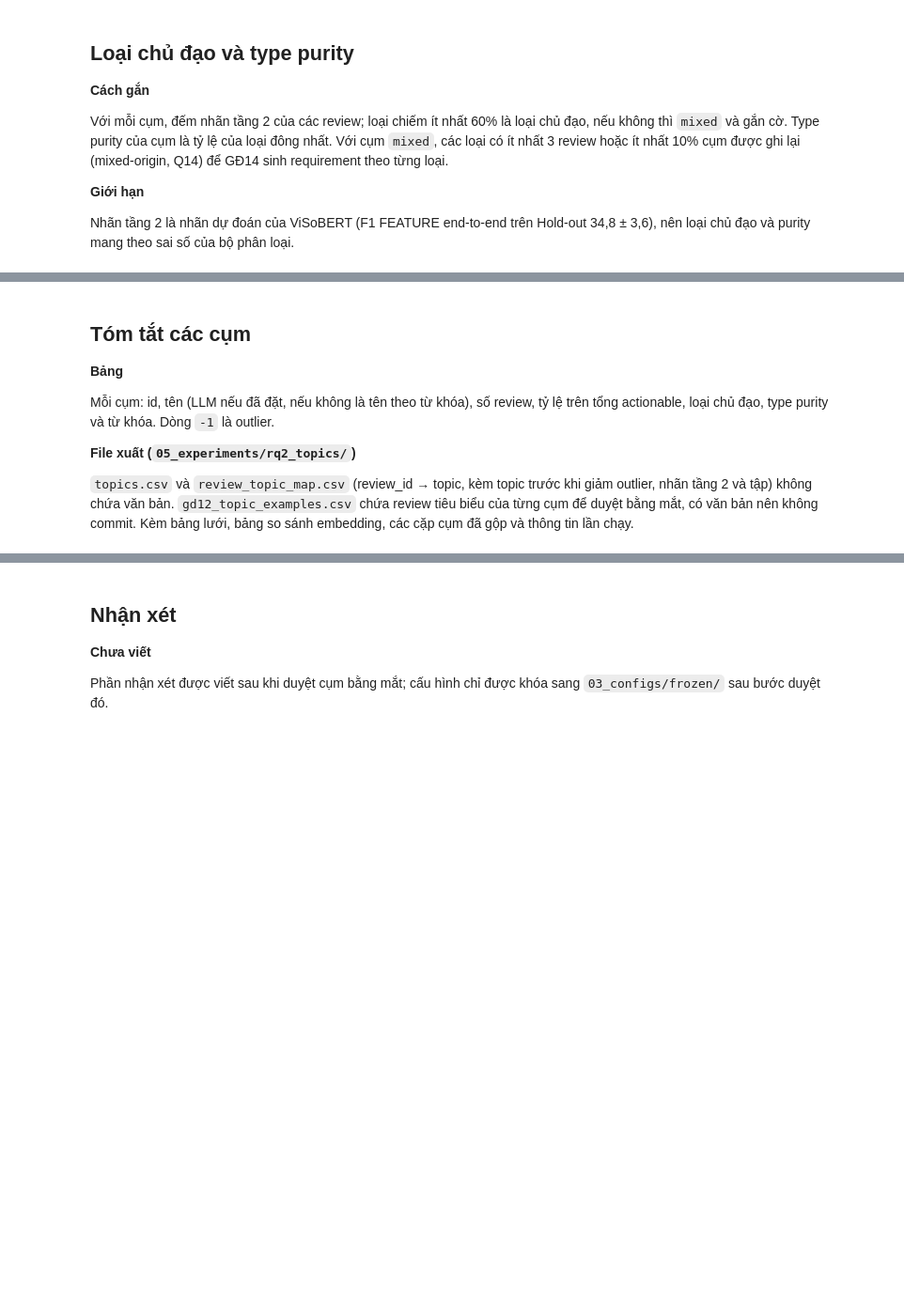
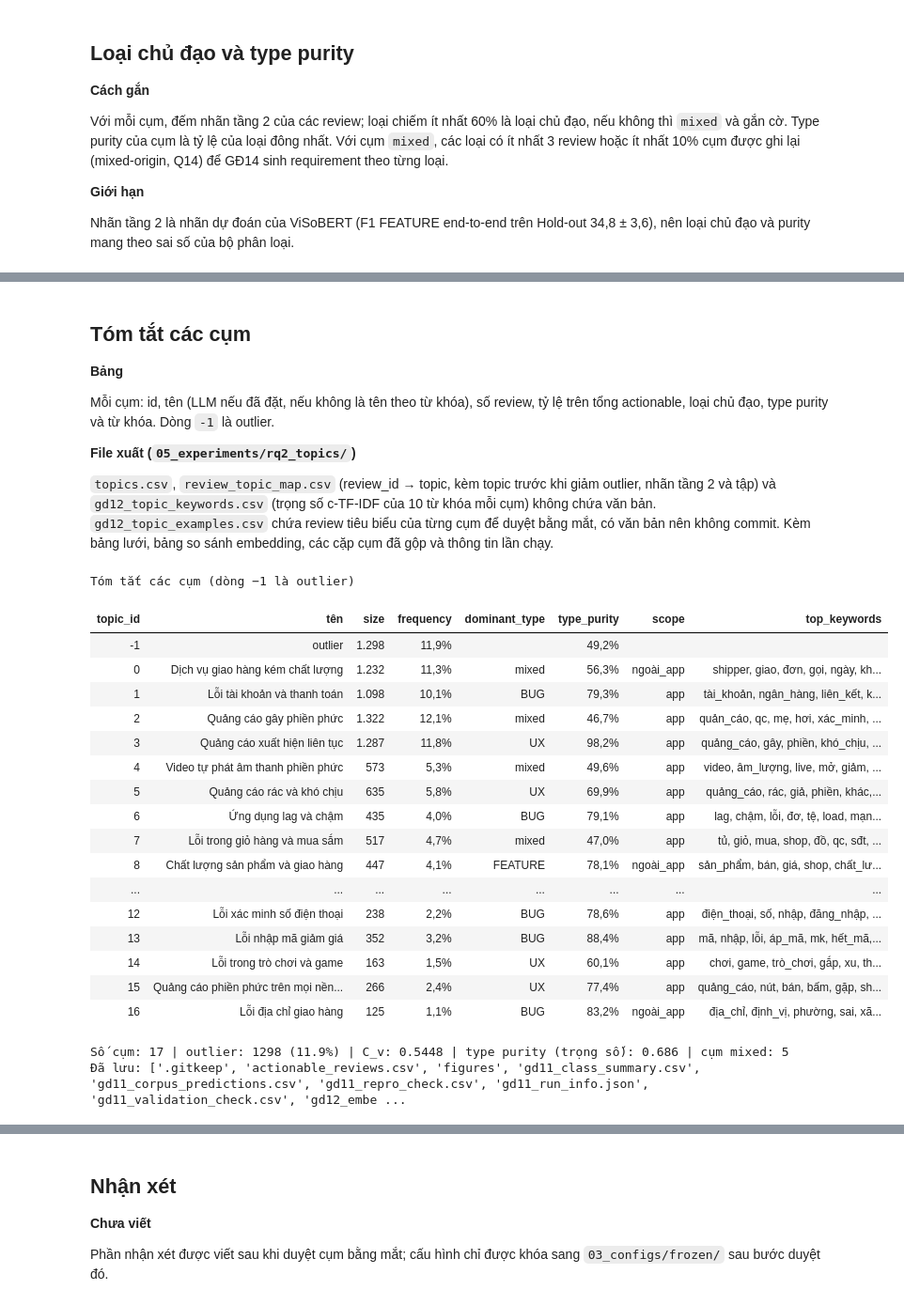
Before and after one commit to dnhphuong-05/kltn-vn-app-review-requirements, a Jupyter notebook: notebooks/12_rq2_bertopic_dominant_type.ipynb, the cells around one changed output, grey strips where cells are left out. Shown at 94% size. Cells and saved outputs as stored; diff of their text form; code cells hidden in the pictures; blank space fills up the shorter version.

```diff
--- a/notebooks/12_rq2_bertopic_dominant_type.ipynb
+++ b/notebooks/12_rq2_bertopic_dominant_type.ipynb
@@ -257,36 +404,67 @@ từ khóa. Dòng `-1` là outlier.
 
 **File xuất (`05_experiments/rq2_topics/`)**
 
-`topics.csv` và `review_topic_map.csv` (review_id → topic, kèm topic trước khi giảm outlier, nhãn tầng 2 và tập) không chứa văn bản.
+`topics.csv`, `review_topic_map.csv` (review_id → topic, kèm topic trước khi giảm outlier, nhãn tầng 2 và tập) và
+`gd12_topic_keywords.csv` (trọng số c-TF-IDF của 10 từ khóa mỗi cụm) không chứa văn bản.
 `gd12_topic_examples.csv` chứa review tiêu biểu của từng cụm để duyệt bằng mắt, có văn bản nên không commit. Kèm bảng lưới, bảng so sánh
 embedding, các cặp cụm đã gộp và thông tin lần chạy.
 # %%
 show = TOPICS.copy()
 if 'name_vi' in show:
     show['tên'] = show['name_vi'].fillna(show['keyword_name'])
 else:
     show['tên'] = show['keyword_name']
-cols = ['topic_id', 'tên', 'size', 'frequency', 'dominant_type', 'type_purity', 'top_keywords']
-with pd.option_context('display.max_colwidth', 70, 'display.width', 250):
-    print(show[cols].assign(frequency=show['frequency'].round(4), type_purity=show['type_purity'].round(3)).to_string(index=False))
+cols = (['topic_id', 'tên', 'size', 'frequency', 'dominant_type', 'type_purity']
+        + [c for c in ('scope',) if c in show] + ['top_keywords'])
+show_table(show[cols], 'Tóm tắt các cụm (dòng −1 là outlier)', decimals=3, percent=['frequency', 'type_purity'],
+           wrap=['top_keywords'])
 n_out = int((T2 == -1).sum())
 print(f'\nSố cụm: {int((show["topic_id"] != -1).sum())} | outlier: {n_out} ({n_out / N:.1%}) | C_v: {CV:.4f} | '
       f'type purity (trọng số): {C.type_purity_overall(DOM):.3f} | cụm mixed: {int(show["flag_mixed"].sum())}')
 
-MAP = pd.DataFrame({'review_id': ACT['review_id'], 'topic_id': T2, 'topic_before_outlier_reduction': T0,
-                    'tier2_label': ACT['tier2_label'], 'split': ACT['split']})
+T0_ALL = np.full(N, -1); T0_ALL[FIT] = T0
+MAP = pd.DataFrame({'review_id': ACT['review_id'], 'topic_id': T2, 'informative': INF, 'attached_after_fit': ATTACHED,
+                    'outlier_reason': np.where(T2 != -1, '', np.where(INF, 'xa mọi cụm', 'ít thông tin')),
+                    'topic_before_outlier_reduction': T0_ALL, 'tier2_label': ACT['tier2_label'], 'split': ACT['split']})
 EX = pd.DataFrame([{'topic_id': t, 'rank': r + 1, 'review_id': ACT['review_id'].iloc[i], 'tier2_label': ACT['tier2_label'].iloc[i],
-                    'text': ACT['text'].iloc[i]} for t, idx in REP.items() for r, i in enumerate(idx)])
+                    'kind': 'gần tâm', 'text': ACT['text'].iloc[i]} for t, idx in REP.items() for r, i in enumerate(idx)]
+                  + [{'topic_id': t, 'rank': r + 1, 'review_id': ACT['review_id'].iloc[i], 'tier2_label': ACT['tier2_label'].iloc[i],
+                      'kind': 'ngẫu nhiên', 'text': ACT['text'].iloc[i]} for t, idx in RND.items() for r, i in enumerate(idx)])
 TOPICS.to_csv(os.path.join(RES, 'topics.csv'), index=False, encoding='utf-8-sig')
 MAP.to_csv(os.path.join(RES, 'review_topic_map.csv'), index=False)
 EX.to_csv(os.path.join(RES, 'gd12_topic_examples.csv'), index=False, encoding='utf-8-sig')
 GRID.to_csv(os.path.join(RES, 'gd12_grid.csv'), index=False)
+pd.DataFrame([{'topic_id': t, 'rank': r + 1, 'word': w, 'c_tf_idf': sc} for t in sorted(int(x) for x in TOPICS['topic_id'] if x != -1)
+              for r, (w, sc) in enumerate(MODEL.get_topic(t)[:CFG['selection']['top_n_words']]) if w]
+             ).to_csv(os.path.join(RES, 'gd12_topic_keywords.csv'), index=False, encoding='utf-8-sig')
 EMB_CMP.to_csv(os.path.join(RES, 'gd12_embedding_compare.csv'), index=False)
 pd.DataFrame(GROUPS, columns=['topic_a', 'topic_b', 'cosine']).to_csv(os.path.join(RES, 'gd12_merge_pairs.csv'), index=False)
 json.dump({'run_date': datetime.date.today().isoformat(), 'commit': COMMIT, 'versions': VERSIONS, 'n_actionable': N,
            'min_topic_size': MTS, 'n_topics': int((show['topic_id'] != -1).sum()), 'n_outliers': n_out, 'c_v': CV,
            'type_purity_weighted': C.type_purity_overall(DOM), 'embedding': CFG['embedding'], 'outlier_threshold': OUT_THR,
-           'n_merged_pairs': len(GROUPS),
+           'n_merged_pairs': len(GROUPS), 'n_informative': int(INF.sum()), 'n_attached': int(ATTACHED.sum()),
+           'n_outlier_low_info': int(((~INF) & (T2 == -1)).sum()), 'naming_prompt': CFG['naming']['prompt_version'],
            'llm_names': bool('name_vi' in TOPICS and TOPICS['name_vi'].notna().sum() == (TOPICS['topic_id'] != -1).sum())},
           open(os.path.join(RES, 'gd12_run_info.json'), 'w', encoding='utf-8'), indent=1, ensure_ascii=False)
 print('Đã lưu:', sorted(f for f in os.listdir(RES) if not f.startswith('cache')))
+# %% [output]
+Tóm tắt các cụm (dòng −1 là outlier)
+| topic_id | tên | size | frequency | dominant_type | type_purity | scope | top_keywords |
+| -1 | outlier | 1.298 | 11,9% |  | 49,2% |  |  |
+| 0 | Dịch vụ giao hàng kém chất lượng | 1.232 | 11,3% | mixed | 56,3% | ngoài_app | shipper, giao, đơn, gọi, ngày, kh... |
+| 1 | Lỗi tài khoản và thanh toán | 1.098 | 10,1% | BUG | 79,3% | app | tài_khoản, ngân_hàng, liên_kết, k... |
+| 2 | Quảng cáo gây phiền phức | 1.322 | 12,1% | mixed | 46,7% | app | quản_cáo, qc, mẹ, hơi, xác_minh, ... |
+| 3 | Quảng cáo xuất hiện liên tục | 1.287 | 11,8% | UX | 98,2% | app | quảng_cáo, gây, phiền, khó_chịu, ... |
+| 4 | Video tự phát âm thanh phiền phức | 573 | 5,3% | mixed | 49,6% | app | video, âm_lượng, live, mở, giảm, ... |
+| 5 | Quảng cáo rác và khó chịu | 635 | 5,8% | UX | 69,9% | app | quảng_cáo, rác, giả, phiền, khác,... |
+| 6 | Ứng dụng lag và chậm | 435 | 4,0% | BUG | 79,1% | app | lag, chậm, lỗi, đơ, tệ, load, mạn... |
+| 7 | Lỗi trong giỏ hàng và mua sắm | 517 | 4,7% | mixed | 47,0% | app | tủ, giỏ, mua, shop, đồ, qc, sđt, ... |
+| 8 | Chất lượng sản phẩm và giao hàng | 447 | 4,1% | FEATURE | 78,1% | ngoài_app | sản_phẩm, bán, giá, shop, chất_lư... |
+| ... | ... | ... | ... | ... | ... | ... | ... |
+| 12 | Lỗi xác minh số điện thoại | 238 | 2,2% | BUG | 78,6% | app | điện_thoại, số, nhập, đăng_nhập, ... |
+| 13 | Lỗi nhập mã giảm giá | 352 | 3,2% | BUG | 88,4% | app | mã, nhập, lỗi, áp_mã, mk, hết_mã,... |
+| 14 | Lỗi trong trò chơi và game | 163 | 1,5% | UX | 60,1% | app | chơi, game, trò_chơi, gắp, xu, th... |
+| 15 | Quảng cáo phiền phức trên mọi nền... | 266 | 2,4% | UX | 77,4% | app | quảng_cáo, nút, bán, bấm, gặp, sh... |
+| 16 | Lỗi địa chỉ giao hàng | 125 | 1,1% | BUG | 83,2% | ngoài_app | địa_chỉ, định_vị, phường, sai, xã... |
+Số cụm: 17 | outlier: 1298 (11.9%) | C_v: 0.5448 | type purity (trọng số): 0.686 | cụm mixed: 5
+Đã lưu: ['.gitkeep', 'actionable_reviews.csv', 'figures', 'gd11_class_summary.csv', 'gd11_corpus_predictions.csv', 'gd11_repro_check.csv', 'gd11_run_info.json', 'gd11_validation_check.csv', 'gd12_embe ...
```
Also changed, not shown: parts of 18 cells of this notebook, 25 other files.
